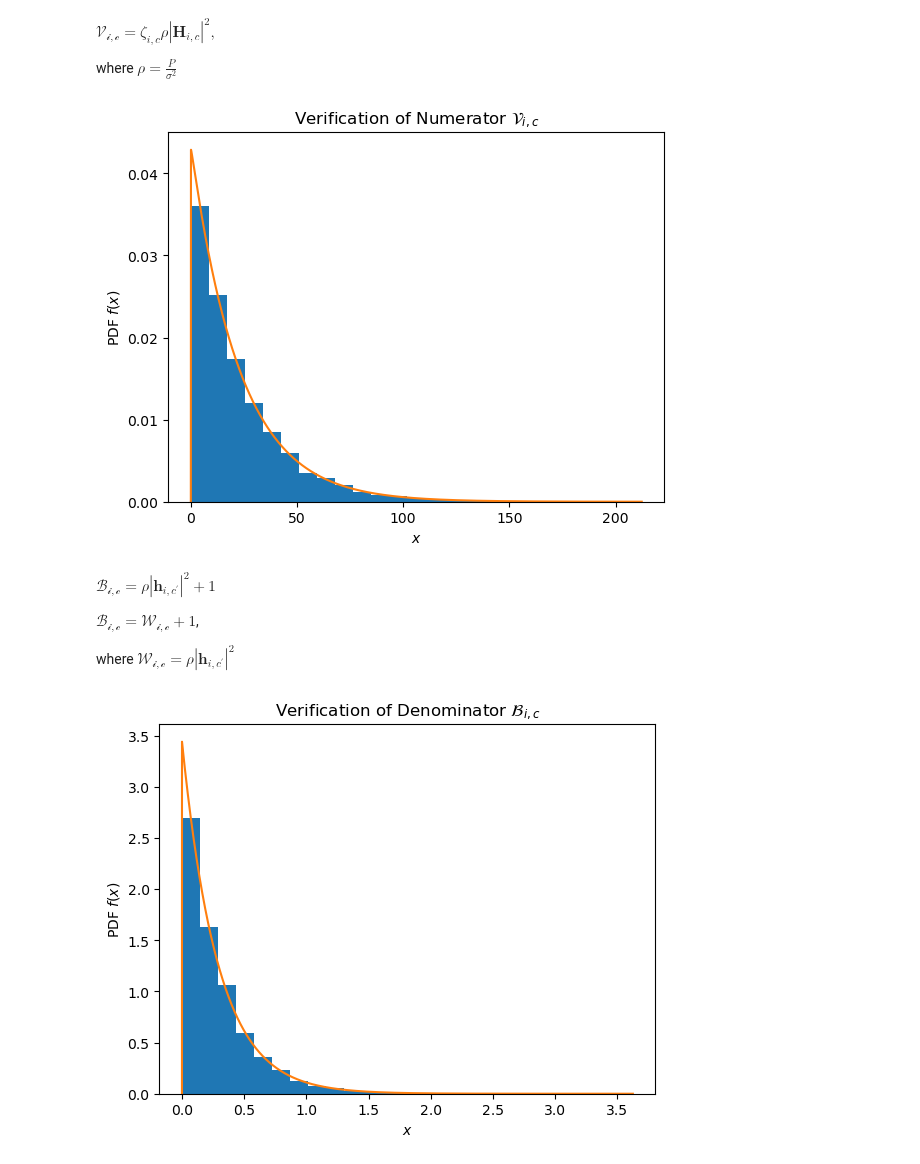
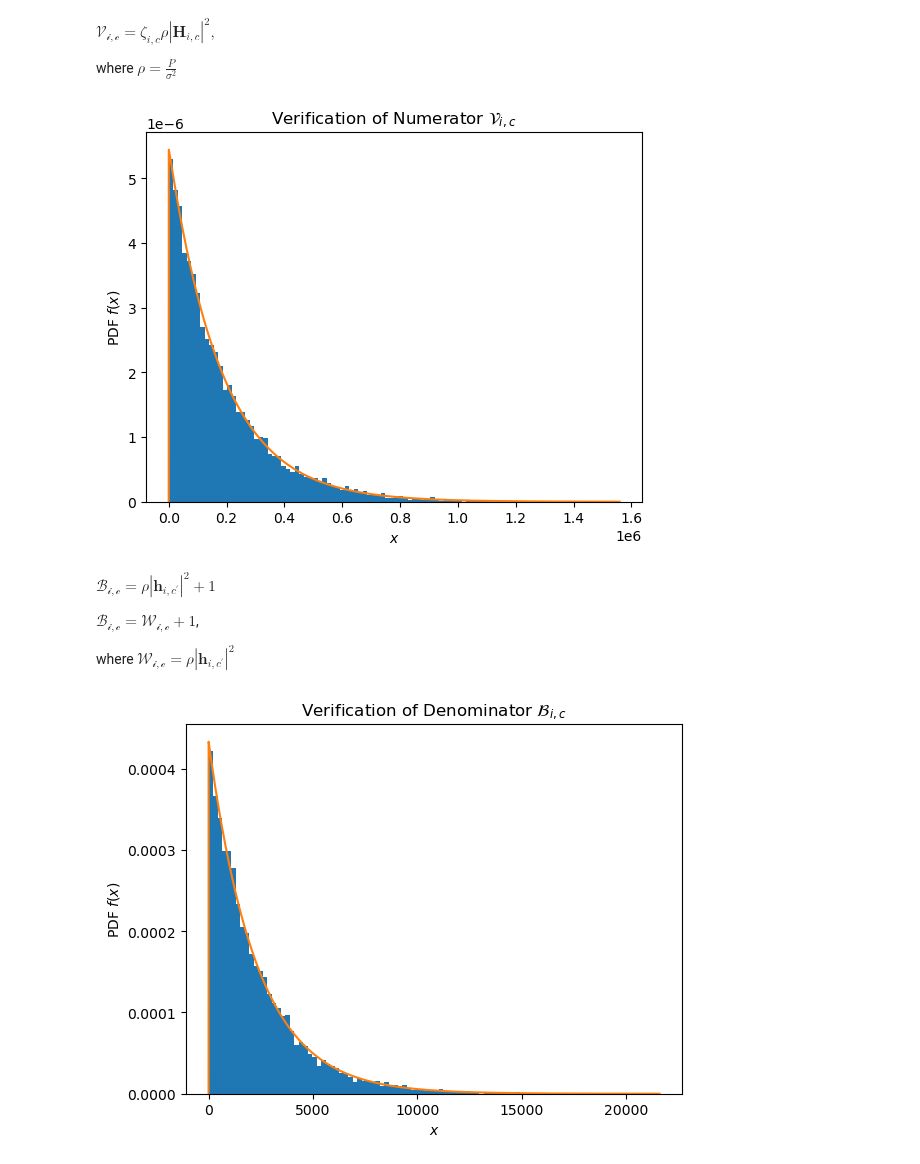
Before and after one commit to muhd-umer/comyx, a Jupyter notebook: research/statistical_analysis/statistics.ipynb, the cells around one changed output. Saved outputs shown, nothing was run; the diff lists cells and outputs as text; code cells hidden in the pictures.

```diff
--- a/research/statistical_analysis/statistics.ipynb
+++ b/research/statistical_analysis/statistics.ipynb
@@ -89,19 +89,31 @@ pos_BS1 = positions["BS1"]
 pos_BS2 = positions["BS2"]
 pos_RIS = positions["RIS"]
 pos_U1c = positions["U1c"]
+pos_U2c = positions["U2c"]
+pos_Uf = positions["Uf"]
 
 # Distance parameters
+## BS1 specific distances
 distance_iR = get_distance(pos_BS1, pos_RIS, 3)
 distance_Rc = get_distance(pos_RIS, pos_U1c, 3)
 distance_ic = get_distance(pos_BS1, pos_U1c, 3)
+distance_if = get_distance(pos_BS1, pos_Uf, 3)
+
+## BS2 specific distances
+distance_iR_hat = get_distance(pos_BS2, pos_RIS, 3)
+distance_if_hat = get_distance(pos_BS2, pos_Uf, 3)
+
+## Common distances
+distance_Rf = get_distance(pos_RIS, pos_U1c, 3)
 distance_ic_prime = get_distance(pos_BS2, pos_U1c, 3)
 
 # Simulation parameters
 K = 32
 N = 10000
 beta_r = 0.5
+beta_t = 0.5
 shape = (N, 1)
-shape_ris = (K, N, 1)
+shape_ris = (K // 2, N, 1)
 
 # Additional parameters
 BANDWIDTH = constants["BANDWIDTH"]  # Bandwidth in Hz
@@ -109,14 +121,16 @@ TEMP = constants["TEMP"]  # Temperature in Kelvin
 FREQ = constants["FREQ"]  # Frequency of carrier signal in Hz
 SIGMA = constants["SIGMA"]  # Shadowing standard deviation in dB
 
-Pt = -20  # Transmit power in dBm
+Pt = 25  # Transmit power in dBm
 Pt_lin = dbm2pow(Pt)  # Transmit power in linear scale
-N0 = get_noise_power(BANDWIDTH, TEMP, 0)  # Noise power in dBm
+N0 = get_noise_power(BANDWIDTH, TEMP, 6)  # Noise power in dBm
 N0_lin = dbm2pow(N0)  # Noise power in linear scale
 
 # Power allocation
 zeta_ic = 0.3
 zeta_if = 0.7
+zeta_ic_hat = 0.3
+zeta_if_hat = 0.7
 
 rho = Pt_lin / N0_lin  # SNR
 # %% [markdown]
@@ -409,10 +449,10 @@ $\mathcal{V_{i,c}} = {\zeta_{i,c}\rho|\textbf{H}_{i,c}|^2},$
 
 where $\rho = \frac{P}{\sigma^2}$
 # %%
-simulation_V_ic = zeta_ic * rho * effective**2
+simulation_V_ic = zeta_ic * rho * H_ic**2
 
 x = np.linspace(0, np.max(simulation_V_ic), N)
-plt.hist(simulation_V_ic, bins=25, density=True)
+plt.hist(simulation_V_ic, bins=100, density=True)
 plt.plot(
     x,
     sp.stats.gamma.pdf(x, k_Z_ic, scale=theta_Z_ic * zeta_ic * rho),
@@ -422,7 +462,7 @@ plt.xlabel(r"$x$")
 plt.ylabel(r"PDF $f(x)$")
 plt.show()
 # %% [output]
-[figure, old version]
+[figure, new version]
 # %% [markdown]
 $\mathcal{B_{i,c}} = {\rho|\textbf{h}_{i,c^\prime}|^2 +  1}$
 
@@ -436,23 +476,25 @@ def fun_mu_h_ic_sqr_interf(p, m_ic, omega_ic):
     return (gamma(m_ic + p) / gamma(m_ic)) * (m_ic / omega_ic) ** (-p)
 # %%
 mu_W_ic = rho * fun_mu_h_ic_sqr_interf(1, m_ic, omega_ic_prime)  # 1st moment of W_ic
-mu_W_ic_2 = rho**2 * fun_mu_h_ic_sqr_interf(2, m_ic, omega_ic_prime)  # 2nd moment of W_ic
+mu_W_ic_2 = rho**2 * fun_mu_h_ic_sqr_interf(
+    2, m_ic, omega_ic_prime
+)  # 2nd moment of W_ic
 
 k_W_ic = mu_W_ic**2 / (mu_W_ic_2 - mu_W_ic**2)  # Shape parameter of W_ic
 theta_W_ic = (mu_W_ic_2 - mu_W_ic**2) / mu_W_ic  # Scale parameter of W_ic
 # %%
 x = np.linspace(0, np.max((rho * h_ic_prime**2)), N)
-plt.hist((rho * h_ic_prime**2), bins=25, density=True)
+plt.hist((rho * h_ic_prime**2), bins=100, density=True)
 plt.plot(
     x,
     sp.stats.gamma.pdf(x, k_W_ic, scale=theta_W_ic),
 )
 plt.title(r"Verification of Denominator $\mathcal{B}_{i,c}$")
 plt.xlabel(r"$x$")
 plt.ylabel(r"PDF $f(x)$")
 plt.show()
 # %% [output]
-[figure, old version]
+[figure, new version]
 # %%
 mu_B_ic = mu_W_ic + 1  # 1st moment of B_ic
 mu_B_ic_2 = mu_W_ic_2 + 2 * mu_W_ic + 1  # 2nd moment of B_ic
```
Also changed, not shown: parts of 49 cells of this notebook.
